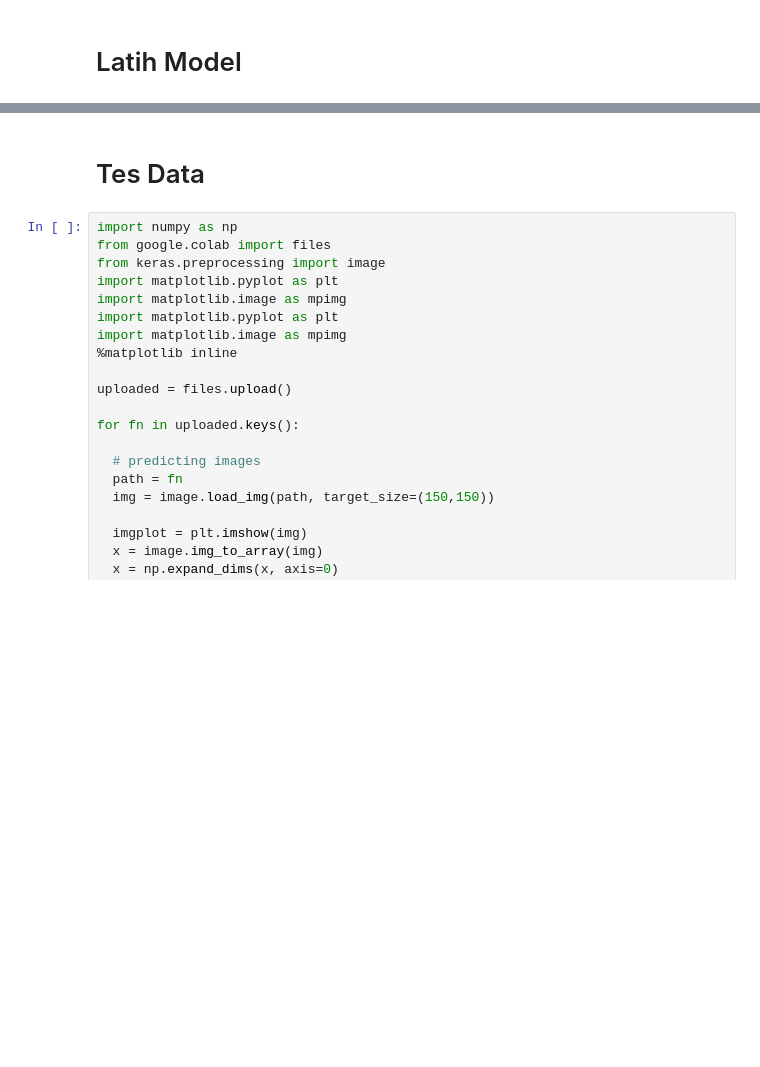
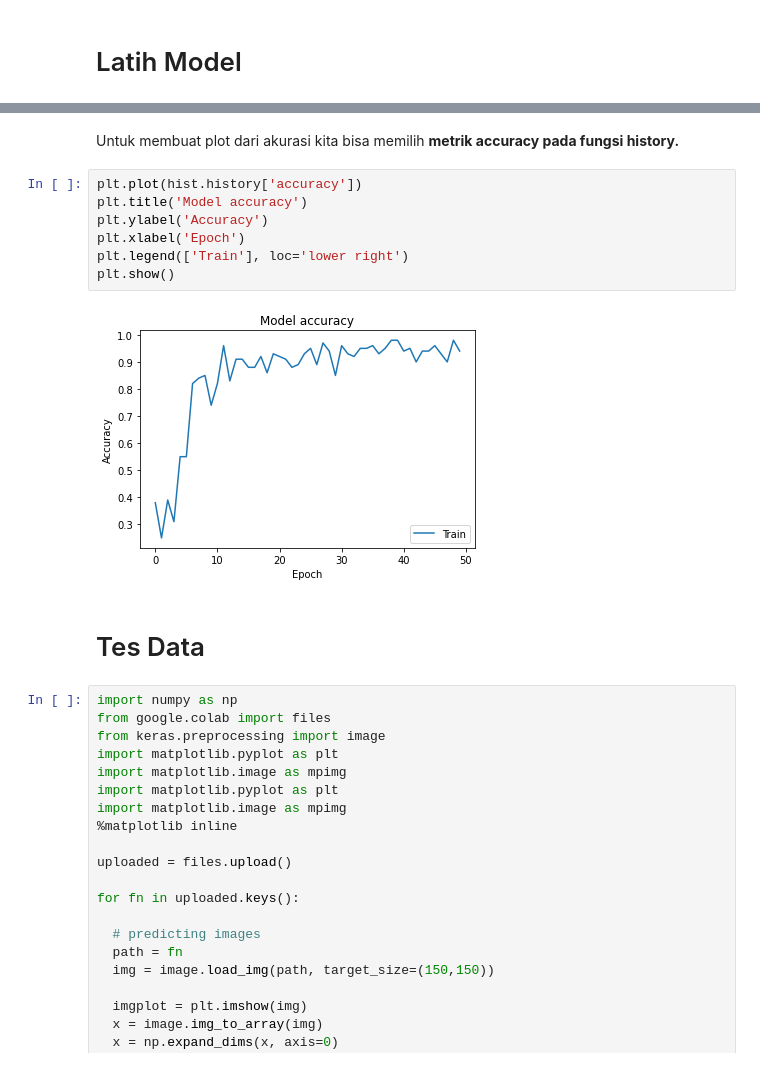
Before and after one commit to abyanahmadn/Dicoding-ML-Beginner-Final-Project-RockPaperScissors-Image-Classification, a Jupyter notebook: Final_Project_Abyan_Dicoding_ML_Pemula.ipynb, the cells around one changed output, grey strips where cells are left out. Drawn from its saved outputs; the diff is of its cells as text; blank space fills up the shorter version.

```diff
--- a/Final_Project_Abyan_Dicoding_ML_Pemula.ipynb
+++ b/Final_Project_Abyan_Dicoding_ML_Pemula.ipynb
@@ -184,3 +201,14 @@ Epoch 20/20
+# %% [markdown]
+Untuk membuat plot dari akurasi kita bisa memilih **metrik accuracy pada fungsi history.**
+# %%
+plt.plot(hist.history['accuracy'])
+plt.title('Model accuracy')
+plt.ylabel('Accuracy')
+plt.xlabel('Epoch')
+plt.legend(['Train'], loc='lower right')
+plt.show()
+# %% [output]
+[figure, added]
 # %% [markdown]
 # Tes Data
 # %%
```
Also changed, not shown: parts of 8 cells of this notebook.
